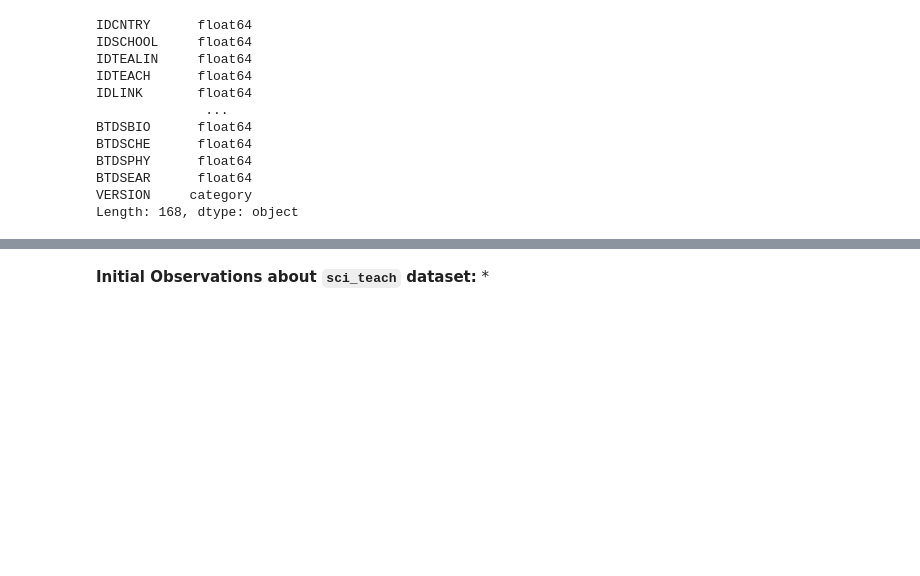
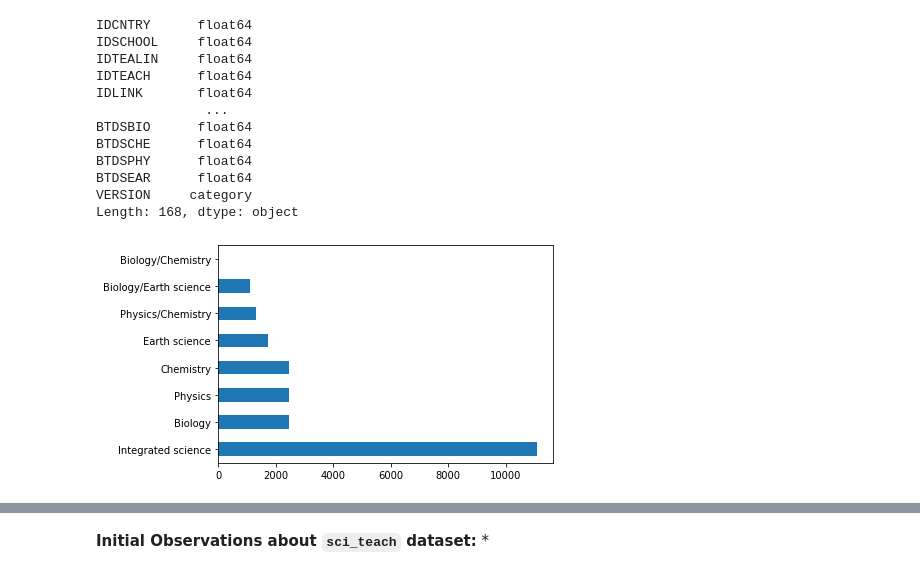
Before and after one commit to sjhaluck/TIMSS-Data-Science, a Jupyter notebook: TIMSS Exploration.ipynb, the cells around one changed output, grey strips where cells are left out. Cells and saved outputs as stored; diff of their text form; code cells hidden in the pictures; blank space fills up the shorter version.

```diff
--- a/TIMSS Exploration.ipynb
+++ b/TIMSS Exploration.ipynb
@@ -617,3 +705,7 @@ BTDSPHY      float64
 BTDSEAR      float64
 VERSION     category
 Length: 168, dtype: object
+# %%
+sci_teach['ITCOURSE'].value_counts().plot(kind='barh');
+# %% [output]
+[figure, added]
```
Also changed, not shown: parts of 16 cells of this notebook.
